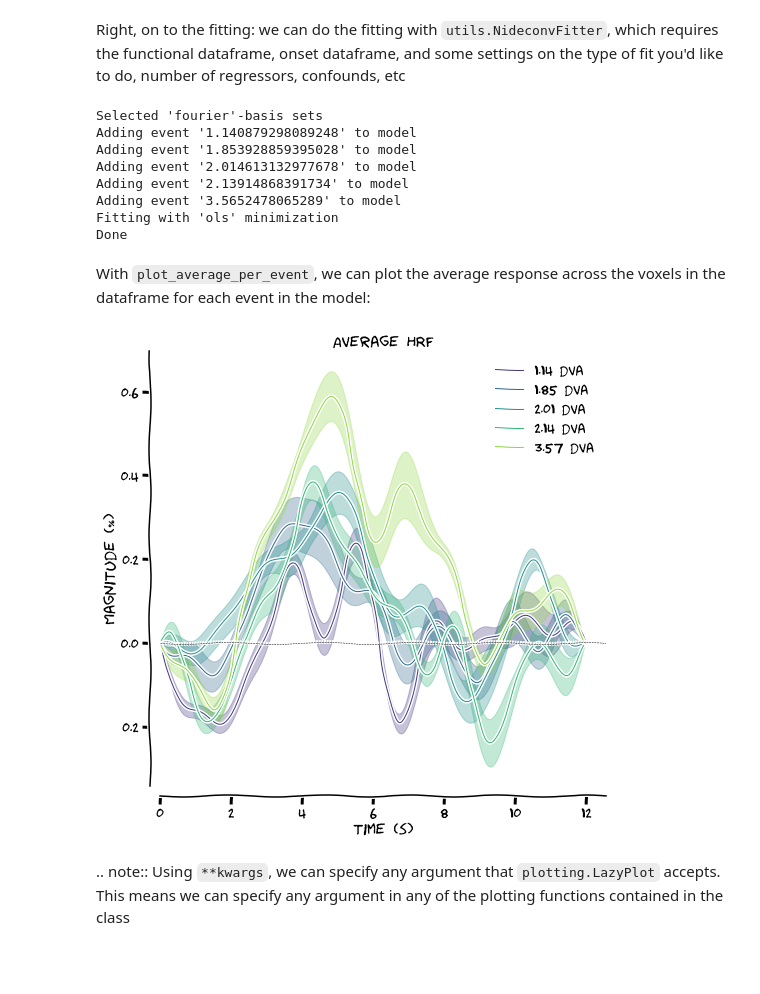
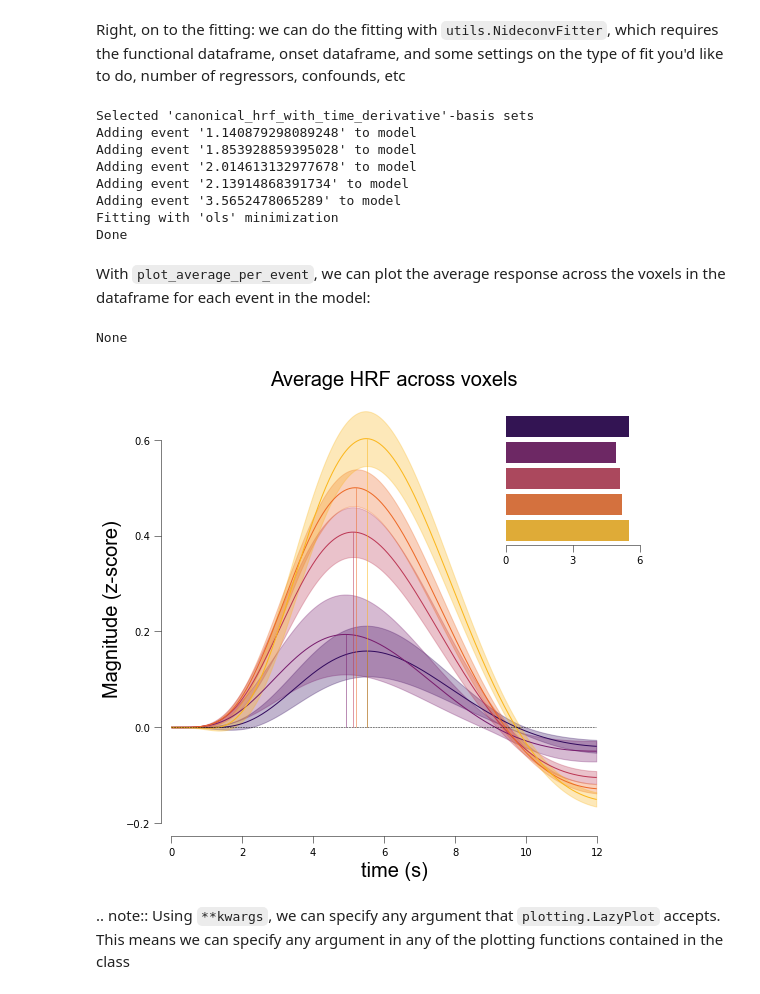
Before and after one commit to gjheij/linescanning, a Jupyter notebook: doc/source/examples/nideconv.ipynb, the cells around one changed output. Drawn from its saved outputs; the diff is of its cells as text; code cells hidden in the pictures; blank space fills up the shorter version.

Commit message:
time-to-peak insets

```diff
--- a/doc/source/examples/nideconv.ipynb
+++ b/doc/source/examples/nideconv.ipynb
@@ -18,17 +18,17 @@ base_dir        = opj(project_dir, 'hemifield')
 deriv_dir       = opj(base_dir, 'derivatives')
 
 plot_vox = 359
-plot_xkcd = True
+plot_xkcd = False
 # %% [markdown]
 Load in some data. You could substitute this with the example data provided with the repository. However, when I did the deconvolution on that data the results didn't look good enough for illustrative purposes. So I have a different dataset here: 3 runs of a Size-Response experiment in which our target pRF was bombarded with flickering stimuli of 5 different sizes.
 # %%
-# Load data
+    # Load data
 sub         = '003'
 ses         = 3
 task        = "task-SR"
 runs        = [3,4,6]
 func_dir    = opj(base_dir, f"sub-{sub}", f"ses-{ses}", "func")
-ribbon      = [356,363]
+ribbon      = (356,363)
 
 run_files = utils.get_file_from_substring([f"sub-{sub}", f"ses-{ses}", f"{task}"], func_dir)
 func_file   = utils.get_file_from_substring("bold.mat", run_files)
@@ -46,13 +46,12 @@ order = 3
 
 ## window 5 TR poly 2
 data_obj = dataset.Dataset(func_file,
-                           deleted_first_timepoints=50,
-                           deleted_last_timepoints=50,
-                           window_size=window,
-                           high_pass=True,
+                           deleted_first_timepoints=0,
+                           deleted_last_timepoints=0,
                            tsv_file=exp_file,
-                           poly_order=order,
-                           use_bids=True)
+                           standardization="psc",
+                           use_bids=True,
+                           verbose=True)
 
 df_func     = data_obj.fetch_fmri()
 df_onsets   = data_obj.fetch_onsets()
@@ -162,16 +163,15 @@ Right, on to the fitting: we can do the fitting with `utils.NideconvFitter`, whi
 # %%
 nd_fit = utils.NideconvFitter(df_ribbon,
                               df_onsets,
-                              confounds=None,
-                              basis_sets='fourier',
-                              n_regressors=19,
+                              basis_sets='canonical_hrf_with_time_derivative',
+                            #   n_regressors=4,
                               lump_events=False,
                               TR=0.105,
                               interval=[0,12],
                               add_intercept=True,
                               verbose=True)
 # %% [output]
-Selected 'fourier'-basis sets
+Selected 'canonical_hrf_with_time_derivative'-basis sets
 Adding event '1.140879298089248' to model
 Adding event '1.853928859395028' to model
 Adding event '2.014613132977678' to model
@@ -183,14 +183,19 @@ Done
 With `plot_average_per_event`, we can plot the average response across the voxels in the dataframe for each event in the model:
 # %%
 nd_fit.plot_average_per_event(xkcd=plot_xkcd,
-                              labels=[f"{round(float(ii),2)} dva" for ii in nd_fit.cond],
                               alpha=0.2,
-                              figsize=(8,8),
                               x_label="time (s)",
-                              y_label="Magnitude (%)",
-                              add_hline='default')
+                              y_label="Magnitude (z-score)",
+                              add_hline='default',
+                              sns_trim=True,
+                              ttp=True,
+                              lim=[0, 6],
+                              ticks=[0, 3, 6],
+                              ttp_lines=True,
+                              cmap='inferno')
 # %% [output]
+None
-[figure, old version]
+[figure, new version]
 # %% [markdown]
 .. note:: Using `**kwargs`, we can specify any argument that `plotting.LazyPlot` accepts. This means we can specify any argument in any of the plotting functions contained in the class
 # %% [markdown]
```
Also changed, not shown: parts of 11 cells of this notebook.
